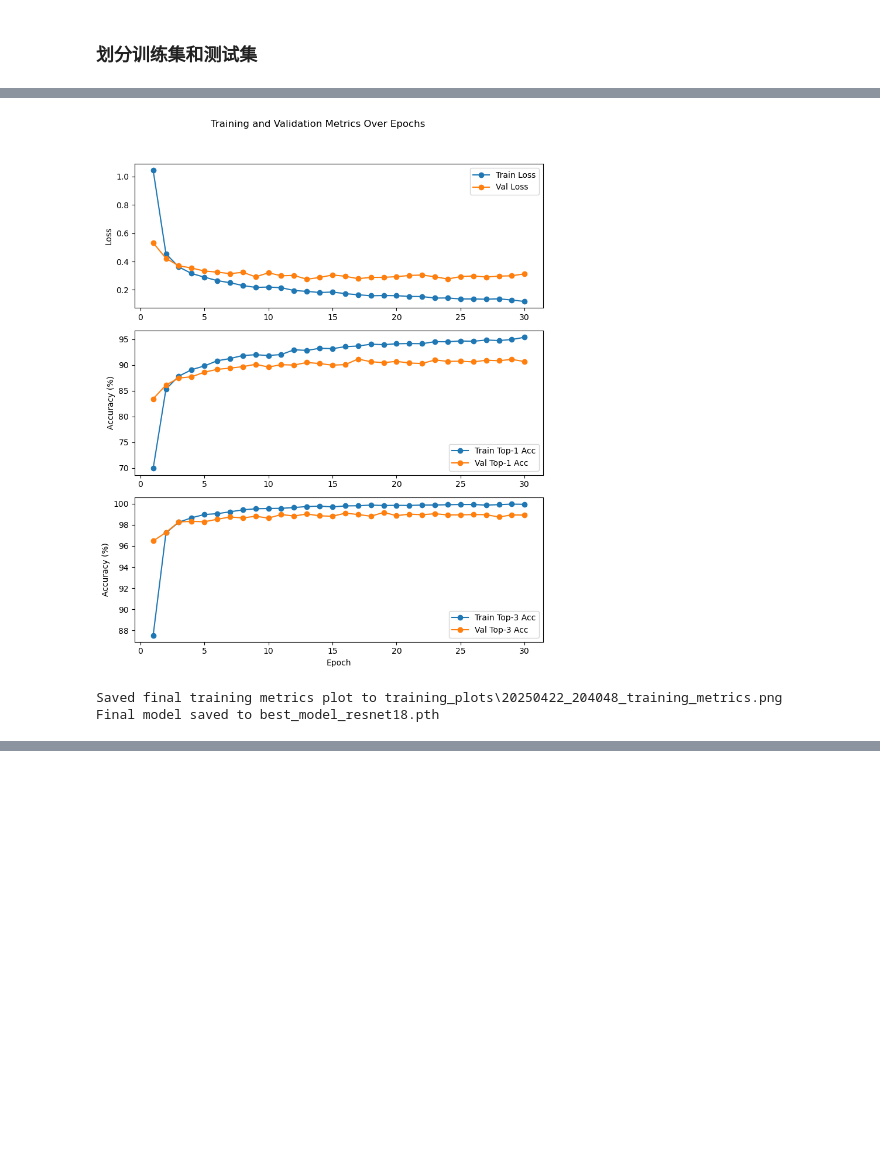
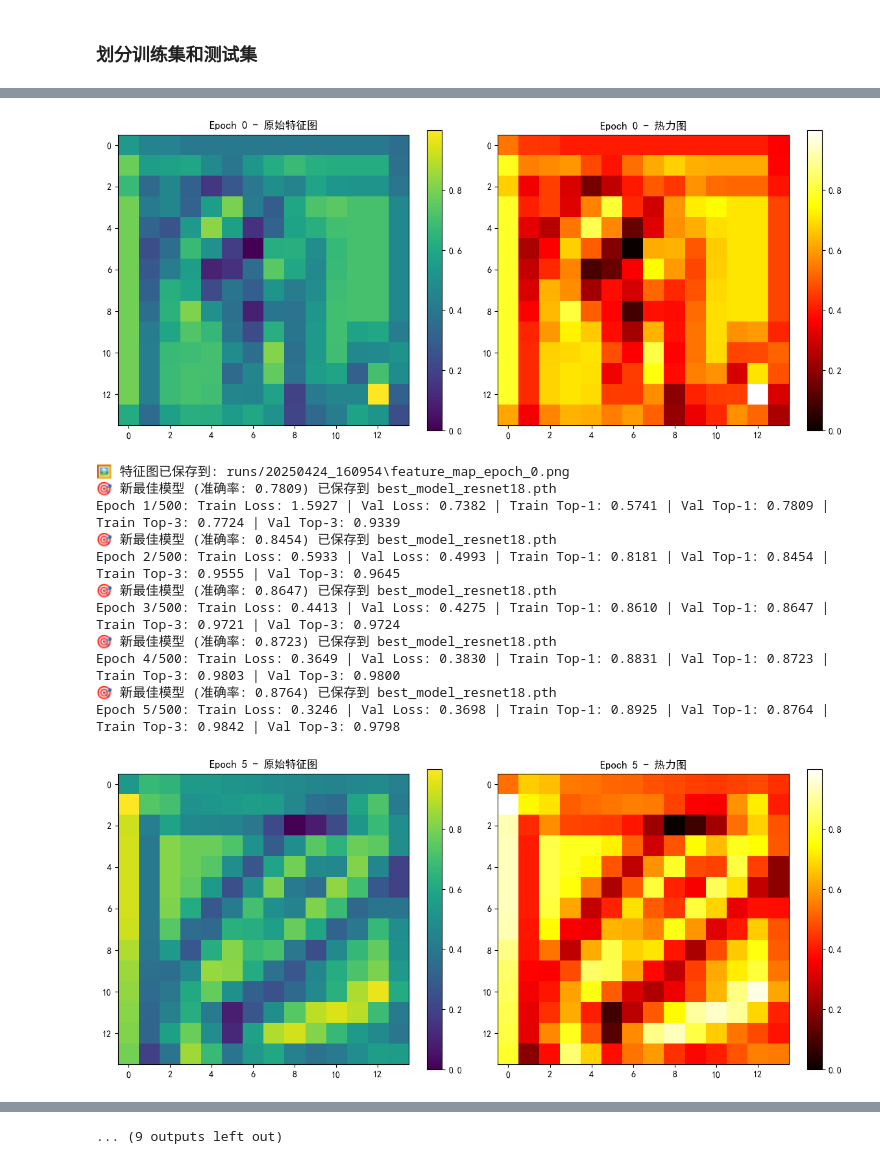
Before and after one commit to Authcult/Com_Intelligent_work, a Jupyter notebook: baseline.ipynb, the cells around one changed output, grey strips where cells are left out. Drawn from its saved outputs; the diff is of its cells as text; code cells hidden in the pictures; blank space fills up the shorter version.

```diff
--- a/baseline.ipynb
+++ b/baseline.ipynb
@@ -52,7 +52,9 @@ from myCnn.baseline.resnet18 import resnet18
 from myCnn.baseline.mobilenet_v2 import mobilenet_v2
 from myCnn.evaluate_model import evaluate_model
 from myCnn.utils import plot_comparison
-EPOCH = 100
+from myCnn.cnnWithAttention.attentionStructure import CNNWithAttention
+from myCnn.cnnWithAttention.train_my_cnn import train_and_validate
+EPOCH = 500
 BATCH_SIZE = 128
 LR = 1e-4
 # %%
@@ -136,11 +138,12 @@ resnet18 = resnet18(num_classes=label_num)
 mobilenet_v2 = mobilenet_v2(num_classes=label_num)
 LeNet5 = LeNet5(num_classes=label_num)
 
+
 # 加载最好的权重模型
 
-resnet18.load_state_dict(torch.load('best_model_resnet18.pth'))
-mobilenet_v2.load_state_dict(torch.load('best_model_mobilenet_v2.pth'))
-LeNet5.load_state_dict(torch.load('best_model_LeNet5.pth'))
+# resnet18.load_state_dict(torch.load('best_model_resnet18.pth'))
+# mobilenet_v2.load_state_dict(torch.load('best_model_mobilenet_v2.pth'))
+# LeNet5.load_state_dict(torch.load('best_model_LeNet5.pth'))
 
 
 # 检查 CUDA 是否可用
@@ -148,16 +151,3 @@ device = torch.device("cuda" if torch.cuda.is_available() else "cpu")
 resnet18.to(device)  # 将模型迁移到 GPU
 mobilenet_v2.to(device)
 LeNet5.to(device)
-
-# 假设使用cpu
-# cnn.to('cpu')
-
-# 创建优化器
-optimizer_resnet18 = torch.optim.AdamW(resnet18.parameters(), lr=3e-4, weight_decay=0.05)
-optimizer_mobilenet_v2 = torch.optim.AdamW(mobilenet_v2.parameters(), lr=3e-4, weight_decay=0.05)
-optimizer_LeNet5 = torch.optim.AdamW(LeNet5.parameters(), lr=3e-4, weight_decay=0.05)
-
-
-
-# 定义损失函数
-loss_func = nn.CrossEntropyLoss()
@@ -164,4 +188,10 @@ loss_func = nn.CrossEntropyLoss()
 # %%
 # 训练模型
-resnet18 = train_model(resnet18, train_loader, val_loader, loss_func, optimizer_resnet18, save_path="best_model_resnet18.pth", num_epochs=30)
+resnet18 = train_and_validate(model=resnet18,
+    train_loader=train_loader,
+    val_loader=val_loader,
+    epochs=EPOCH,
+    device=device,
+    save_path="best_model_resnet18.pth",
+    lr=LR)
 # %% [output]
@@ -185,3 +199,13 @@ Training finished.
-[figure, old version]
+[figure, new version]
-Saved final training metrics plot to training_plots\20250422_204048_training_metrics.png
-Final model saved to best_model_resnet18.pth
+🖼️ 特征图已保存到: runs/20250424_160954\feature_map_epoch_0.png
+🎯 新最佳模型 (准确率: 0.7809) 已保存到 best_model_resnet18.pth
+Epoch 1/500: Train Loss: 1.5927 | Val Loss: 0.7382 | Train Top-1: 0.5741 | Val Top-1: 0.7809 | Train Top-3: 0.7724 | Val Top-3: 0.9339
+🎯 新最佳模型 (准确率: 0.8454) 已保存到 best_model_resnet18.pth
+Epoch 2/500: Train Loss: 0.5933 | Val Loss: 0.4993 | Train Top-1: 0.8181 | Val Top-1: 0.8454 | Train Top-3: 0.9555 | Val Top-3: 0.9645
+🎯 新最佳模型 (准确率: 0.8647) 已保存到 best_model_resnet18.pth
+Epoch 3/500: Train Loss: 0.4413 | Val Loss: 0.4275 | Train Top-1: 0.8610 | Val Top-1: 0.8647 | Train Top-3: 0.9721 | Val Top-3: 0.9724
+🎯 新最佳模型 (准确率: 0.8723) 已保存到 best_model_resnet18.pth
+Epoch 4/500: Train Loss: 0.3649 | Val Loss: 0.3830 | Train Top-1: 0.8831 | Val Top-1: 0.8723 | Train Top-3: 0.9803 | Val Top-3: 0.9800
+🎯 新最佳模型 (准确率: 0.8764) 已保存到 best_model_resnet18.pth
+Epoch 5/500: Train Loss: 0.3246 | Val Loss: 0.3698 | Train Top-1: 0.8925 | Val Top-1: 0.8764 | Train Top-3: 0.9842 | Val Top-3: 0.9798
+[figure, added]
@@ -188 +249,2 @@ Final model saved to best_model_resnet18.pth
+... (9 outputs left out)
 # %%
```
Also changed, not shown: parts of 11 cells of this notebook, 12 other files.
